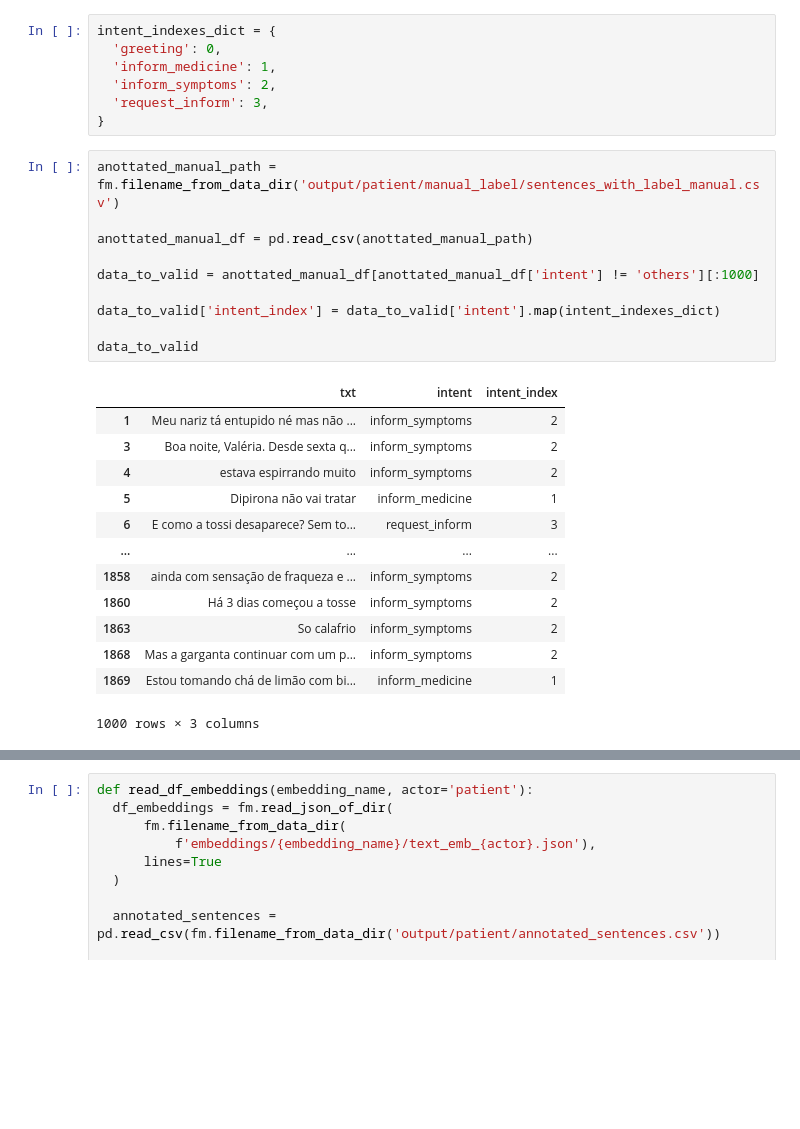
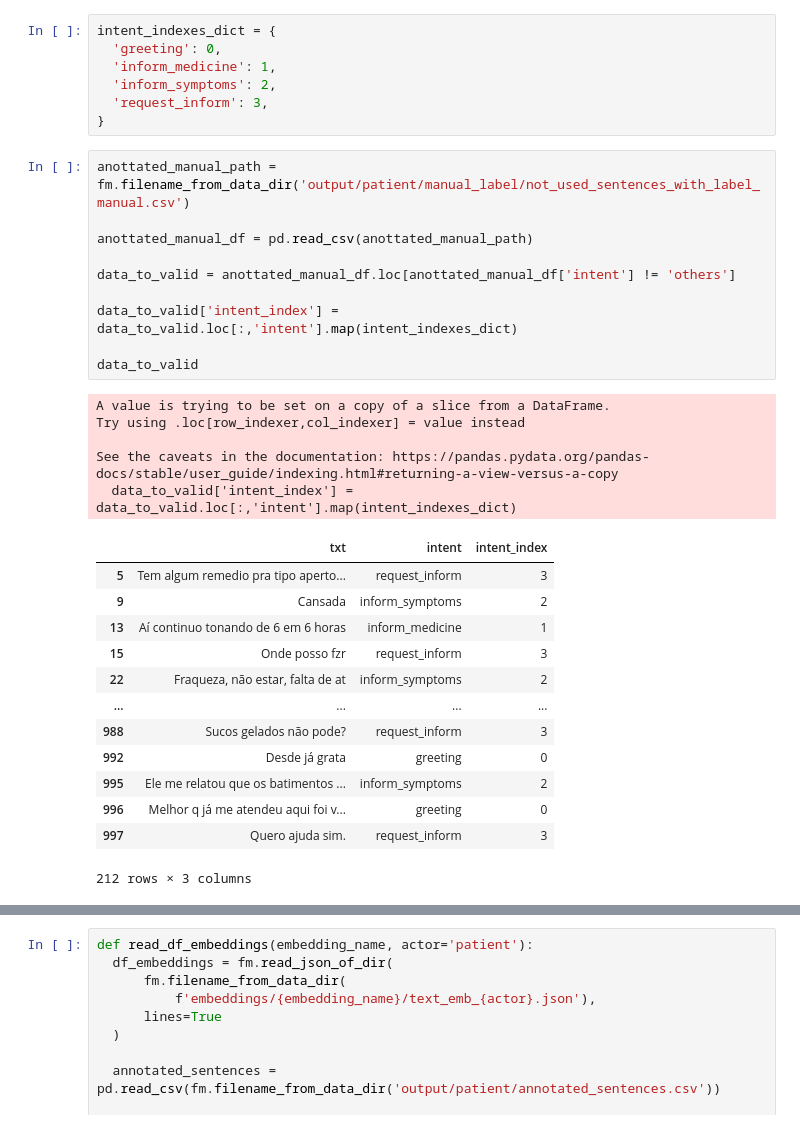
Before and after one commit to valmirosjunior/intent_classifier, a Jupyter notebook: notebooks/neural_model_sentences.ipynb, the cells around one changed output, grey strips where cells are left out. Cells and saved outputs as stored; diff of their text form; blank space fills up the shorter version.

Commit message:
add validation manual data

```diff
--- a/notebooks/neural_model_sentences.ipynb
+++ b/notebooks/neural_model_sentences.ipynb
@@ -120,26 +130,31 @@ intent_indexes_dict = {
   'request_inform': 3,
 }
 # %%
-anottated_manual_path = fm.filename_from_data_dir('output/patient/manual_label/sentences_with_label_manual.csv')
+anottated_manual_path = fm.filename_from_data_dir('output/patient/manual_label/not_used_sentences_with_label_manual.csv')
 
 anottated_manual_df = pd.read_csv(anottated_manual_path)
 
-data_to_valid = anottated_manual_df[anottated_manual_df['intent'] != 'others'][:1000]
+data_to_valid = anottated_manual_df.loc[anottated_manual_df['intent'] != 'others']
 
-data_to_valid['intent_index'] = data_to_valid['intent'].map(intent_indexes_dict)
+data_to_valid['intent_index'] = data_to_valid.loc[:,'intent'].map(intent_indexes_dict)
 
 data_to_valid
 # %% [output]
+A value is trying to be set on a copy of a slice from a DataFrame.
+Try using .loc[row_indexer,col_indexer] = value instead
+
+See the caveats in the documentation: https://pandas.pydata.org/pandas-docs/stable/user_guide/indexing.html#returning-a-view-versus-a-copy
+  data_to_valid['intent_index'] = data_to_valid.loc[:,'intent'].map(intent_indexes_dict)
 |  | txt | intent | intent_index |
-| 1 | Meu nariz tá entupido né mas não ... | inform_symptoms | 2 |
-| 3 | Boa noite, Valéria. Desde sexta q... | inform_symptoms | 2 |
-| 4 | estava espirrando muito | inform_symptoms | 2 |
-| 5 | Dipirona não vai tratar | inform_medicine | 1 |
-| 6 | E como a tossi desaparece? Sem to... | request_inform | 3 |
+| 5 | Tem algum remedio pra tipo aperto... | request_inform | 3 |
+| 9 | Cansada | inform_symptoms | 2 |
+| 13 | Aí continuo tonando de 6 em 6 horas | inform_medicine | 1 |
+| 15 | Onde posso fzr | request_inform | 3 |
+| 22 | Fraqueza, não estar, falta de at | inform_symptoms | 2 |
 | ... | ... | ... | ... |
-| 1858 | ainda com sensação de fraqueza e ... | inform_symptoms | 2 |
-| 1860 | Há 3 dias começou a tosse | inform_symptoms | 2 |
-| 1863 | So calafrio | inform_symptoms | 2 |
-| 1868 | Mas a garganta continuar com um p... | inform_symptoms | 2 |
-| 1869 | Estou tomando chá de limão com bi... | inform_medicine | 1 |
+| 988 | Sucos gelados não pode? | request_inform | 3 |
+| 992 | Desde já grata | greeting | 0 |
+| 995 | Ele me relatou que os batimentos ... | inform_symptoms | 2 |
+| 996 | Melhor q já me atendeu aqui foi v... | greeting | 0 |
+| 997 | Quero ajuda sim. | request_inform | 3 |
-1000 rows × 3 columns
+212 rows × 3 columns
```
Also changed, not shown: parts of 52 cells of this notebook, 7 other files.
